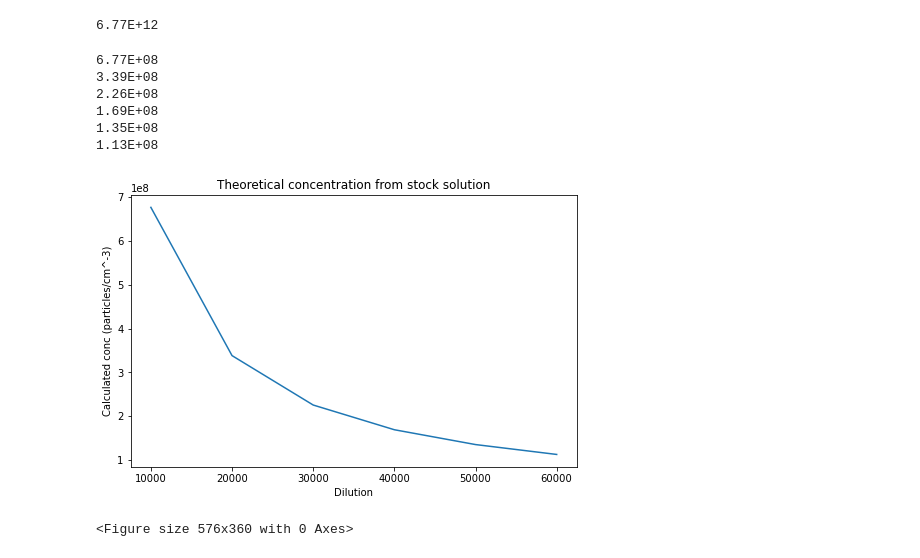
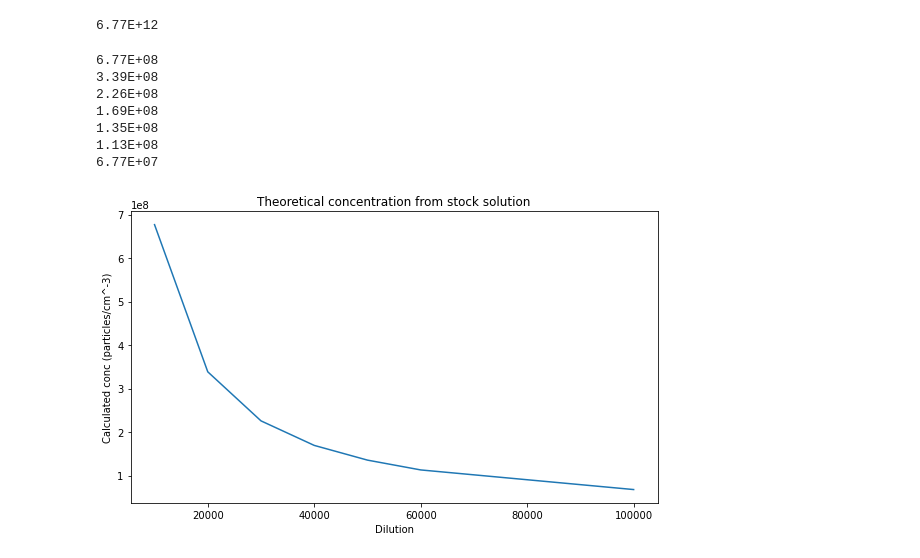
Before and after one commit to nanoepics/epicsjukebox, a Jupyter notebook: Notebooks/Ingmar/AnalysisConcentration.ipynb, the cells around one changed output. Saved outputs shown, nothing was run; the diff lists cells and outputs as text; code cells hidden in the pictures.

```diff
--- a/Notebooks/Ingmar/AnalysisConcentration.ipynb
+++ b/Notebooks/Ingmar/AnalysisConcentration.ipynb
@@ -10,7 +10,7 @@ dimensionx = 65e-4  # cm
 dimensiony = 65e-4  # cm
 dimensionz = 0.1  # cm, varies
 # %%
-dilution = [10000, 20000, 30000, 40000, 50000, 60000]
+dilution = [10000, 20000, 30000, 40000, 50000, 60000, 100000]
 # %%
 numpar_exp = [200, 500, 60, 250, 100, 200]
 # %%
@@ -75,13 +75,13 @@ for i in dilution:
 1.69E+08
 1.35E+08
 1.13E+08
+6.77E+07
 # %%
 plt.plot(dilution, list4)
 plt.xlabel('Dilution')
 plt.ylabel('Calculated conc (particles/cm^-3)')
 plt.title('Theoretical concentration from stock solution')
-plt.show()
+plt.tight_layout()
 plt.savefig('theoretic.png')
 # %% [output]
-[figure, old version]
+[figure, new version]
-<Figure size 576x360 with 0 Axes>
```
Also changed, not shown: parts of 1 cell of this notebook, 1 other file.
